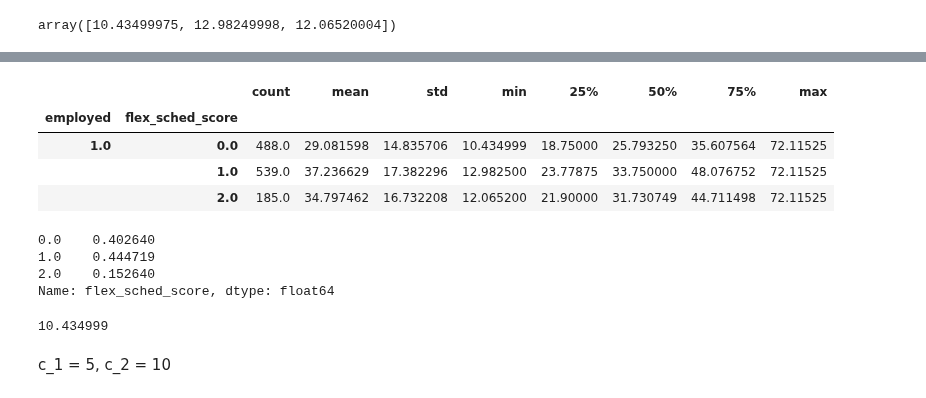
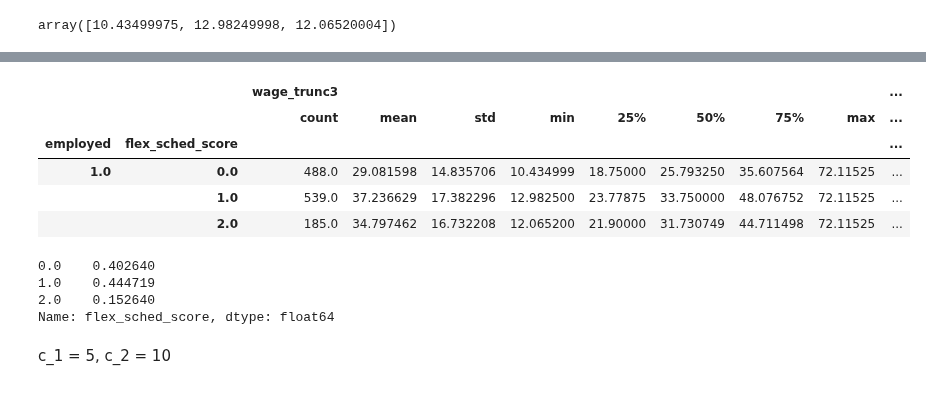
Before and after one commit to meganmccoy/flexibility-in-search-model, a Jupyter notebook: SimplifiedModel.ipynb, the cells around one changed output, grey strips where cells are left out. Drawn from its saved outputs; the diff is of its cells as text; code cells hidden in the pictures.

```diff
--- a/SimplifiedModel.ipynb
+++ b/SimplifiedModel.ipynb
@@ -446,11 +368,12 @@ See the caveats in the documentation: https://pandas.pydata.org/pandas-docs/stab
 # %%
-women['wage_trunc3'].groupby([women['employed'],women['flex_sched_score']]).describe()
+women[['wage_trunc3','hrwage']].groupby([women['employed'],women['flex_sched_score']]).describe()
 # %% [output]
-|  |  | count | mean | std | min | 25% | 50% | 75% | max |
-| employed | flex_sched_score |  |  |  |  |  |  |  |  |
-| 1.0 | 0.0 | 488.0 | 29.081598 | 14.835706 | 10.434999 | 18.75000 | 25.793250 | 35.607564 | 72.11525 |
-|  | 1.0 | 539.0 | 37.236629 | 17.382296 | 12.982500 | 23.77875 | 33.750000 | 48.076752 | 72.11525 |
-|  | 2.0 | 185.0 | 34.797462 | 16.732208 | 12.065200 | 21.90000 | 31.730749 | 44.711498 | 72.11525 |
+|  |  | wage_trunc3 |  |  |  |  |  |  |  | ... |
+|  |  | count | mean | std | min | 25% | 50% | 75% | max | ... |
+| employed | flex_sched_score |  |  |  |  |  |  |  |  | ... |
+| 1.0 | 0.0 | 488.0 | 29.081598 | 14.835706 | 10.434999 | 18.75000 | 25.793250 | 35.607564 | 72.11525 | ... |
+|  | 1.0 | 539.0 | 37.236629 | 17.382296 | 12.982500 | 23.77875 | 33.750000 | 48.076752 | 72.11525 | ... |
+|  | 2.0 | 185.0 | 34.797462 | 16.732208 | 12.065200 | 21.90000 | 31.730749 | 44.711498 | 72.11525 | ... |
 # %%
 women['flex_sched_score'].value_counts(normalize=True, sort=False)
 # %% [output]
@@ -460,10 +383,6 @@ women['flex_sched_score'].value_counts(normalize=True, sort=False)
 Name: flex_sched_score, dtype: float64
 # %%
 prob_k = np.array([0.402640, 0.444719, 0.152640])
-# %%
-women['wage_trunc3'].min()
-# %% [output]
-10.434999
 # %%
 params = np.array([c_k[1], c_k[2], λ, η, women['wage_trunc3'].mean(), women['wage_trunc3'].std()])
 
```
Also changed, not shown: parts of 50 cells of this notebook.
